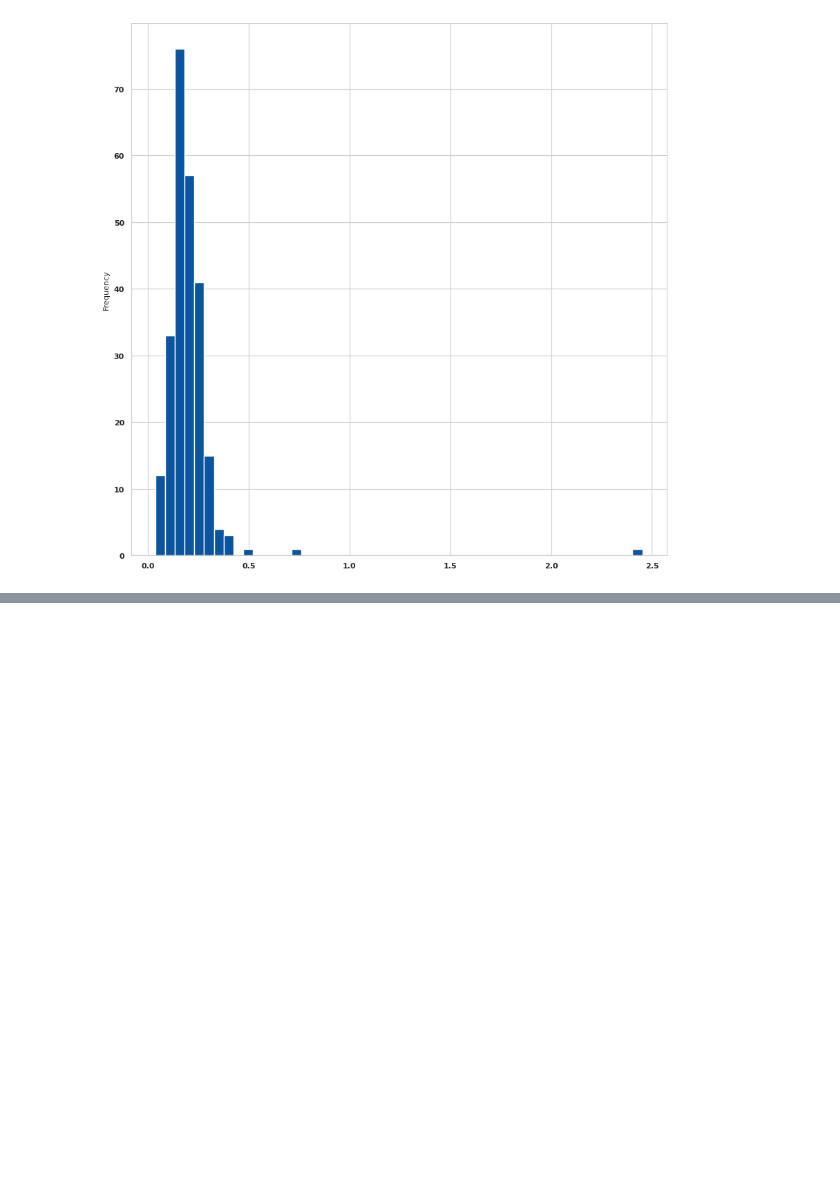
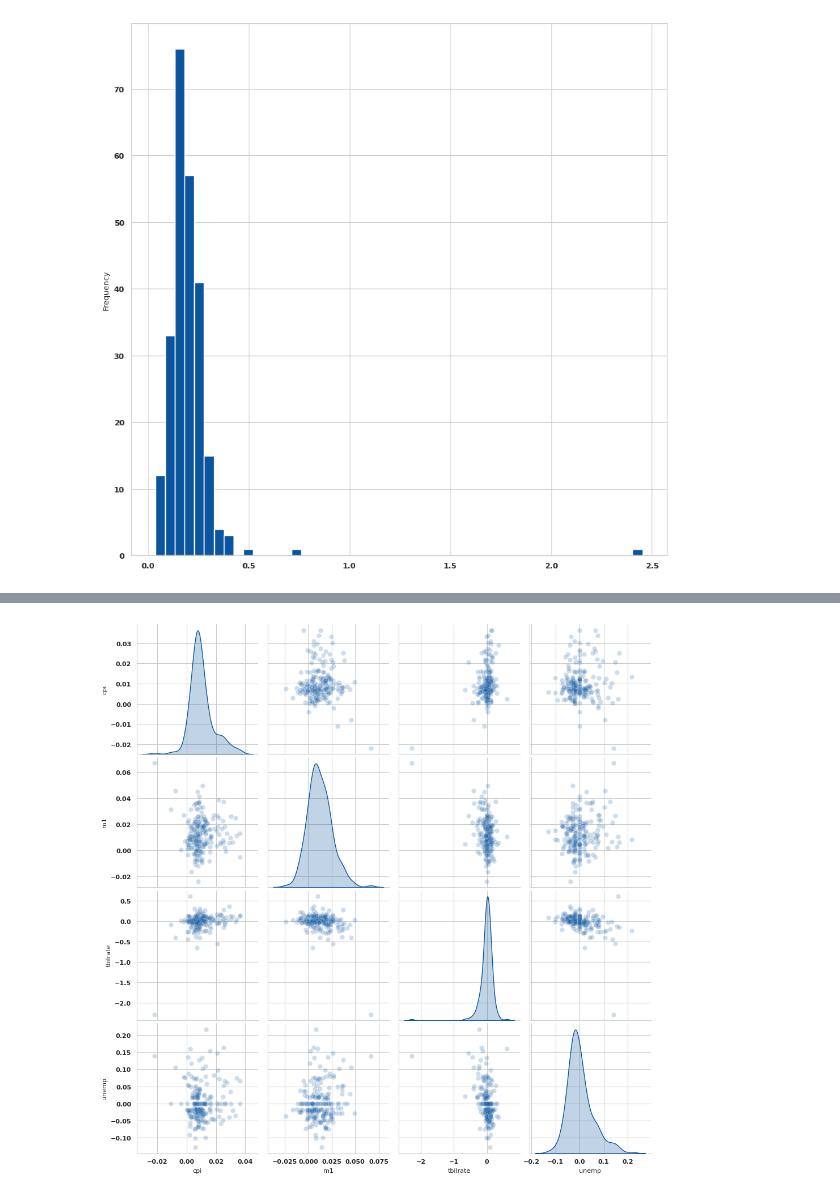
Before and after one commit to JMJarvis1/pydata-book, a Jupyter notebook: Chapter_Notes/Notes_CH9_PlottingAndDataVisualization.ipynb, the cells around one changed output, grey strips where cells are left out. Saved outputs shown, nothing was run; the diff lists cells and outputs as text; code cells hidden in the pictures; blank space fills up the shorter version.

```diff
--- a/Chapter_Notes/Notes_CH9_PlottingAndDataVisualization.ipynb
+++ b/Chapter_Notes/Notes_CH9_PlottingAndDataVisualization.ipynb
@@ -277,0 +286,4 @@ Note: you may need to restart the kernel to use updated packages.
+# %%
+sns.pairplot(trans_data, diag_kind="kde", plot_kws={"alpha":0.2});
+# %% [output]
+[figure, added]
```
Also changed, not shown: parts of 9 cells of this notebook.
